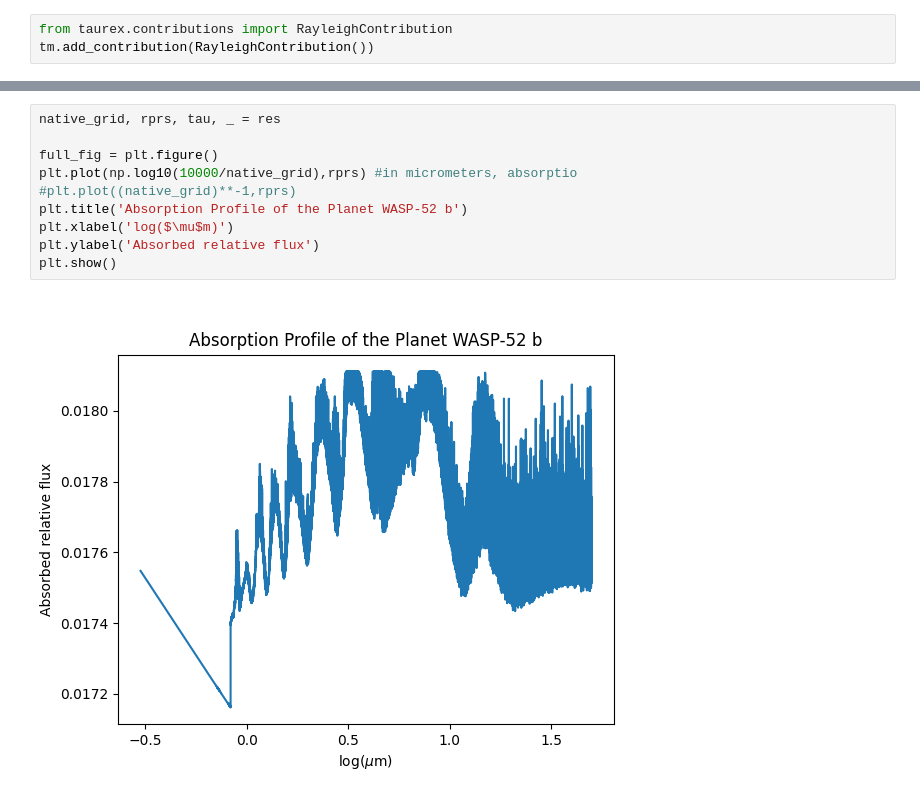
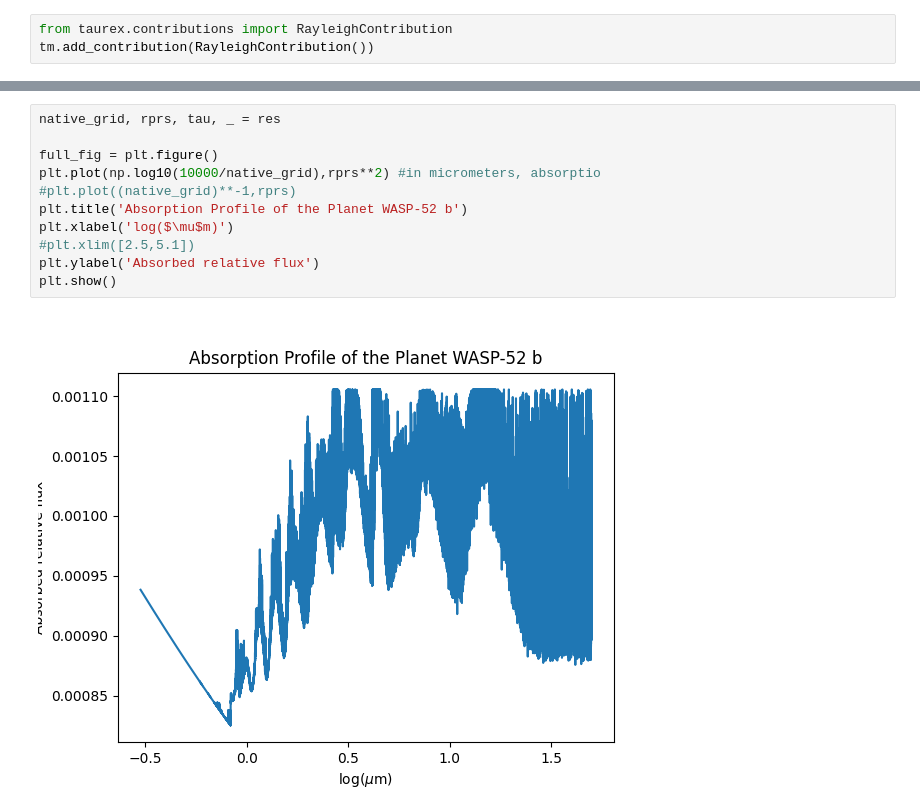
Before and after one commit to fabriziogandossi/comp_astro_24, a Jupyter notebook: assignment_3/prova2.ipynb, the cells around one changed output, grey strips where cells are left out. Cells and saved outputs as stored; diff of their text form.

```diff
--- a/assignment_3/prova2.ipynb
+++ b/assignment_3/prova2.ipynb
@@ -102,12 +100,13 @@ plt.show()
 # %%
 native_grid, rprs, tau, _ = res
 
 full_fig = plt.figure()
-plt.plot(np.log10(10000/native_grid),rprs) #in micrometers, absorptio
+plt.plot(np.log10(10000/native_grid),rprs**2) #in micrometers, absorptio
 #plt.plot((native_grid)**-1,rprs)
 plt.title('Absorption Profile of the Planet WASP-52 b')
 plt.xlabel('log($\mu$m)')
+#plt.xlim([2.5,5.1])
 plt.ylabel('Absorbed relative flux')
 plt.show()
 # %% [output]
-[figure, old version]
+[figure, new version]
```
Also changed, not shown: parts of 6 cells of this notebook, 1 other file.
